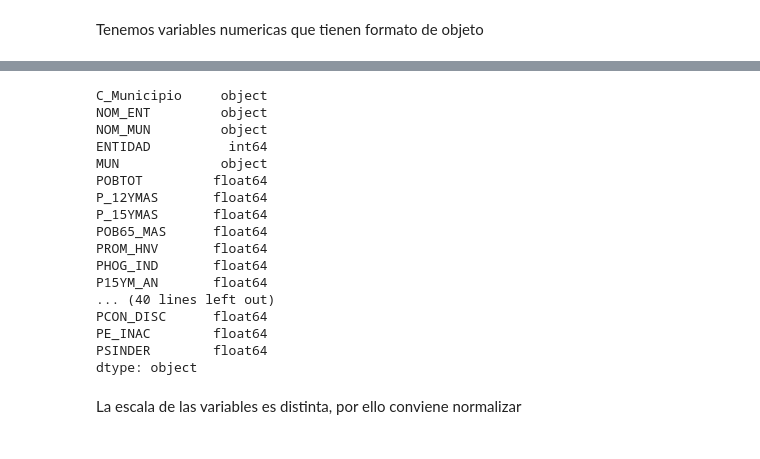
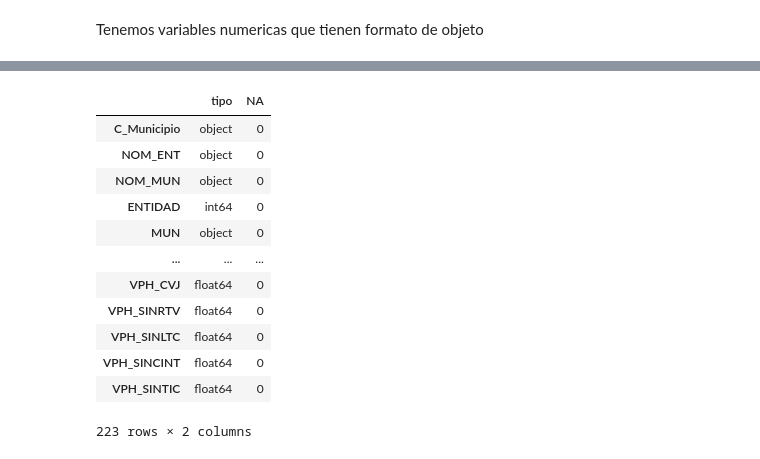
Before and after one commit to DavidGMtz/Analisis_elecciones_presidenciales_2018-, a Jupyter notebook: Base_censo.ipynb, the cells around one changed output, grey strips where cells are left out. Saved outputs shown, nothing was run; the diff lists cells and outputs as text; code cells hidden in the pictures.

```diff
--- a/Base_censo.ipynb
+++ b/Base_censo.ipynb
@@ -5,7 +5,7 @@ import pandas as pd
 import numpy as np
 pd.set_option('display.max_columns', None)
 # %%
-Censo = pd.read_csv(r"Bases_Censo/conjunto_de_datos_iter_00CSV20.csv", encoding="UTF-8")
+Censo = pd.read_csv(r"Bases_Censo/Censo_INE2020.gz", compression="gzip", encoding="utf-8")
 Censo.head()
 # %% [output]
 |  | ENTIDAD | NOM_ENT | MUN | NOM_MUN | LOC | NOM_LOC | LONGITUD | LATITUD | ALTITUD | POBTOT | POBFEM | ... |
@@ -123,22 +180,17 @@ Censo2.head()
 # %%
-Censo2.dtypes
+resumen = pd.DataFrame({"tipo" : Censo2.dtypes , "NA" : Censo2.isnull().sum()})
+resumen
 # %% [output]
+|  | tipo | NA |
+| C_Municipio | object | 0 |
+| NOM_ENT | object | 0 |
+| NOM_MUN | object | 0 |
+| ENTIDAD | int64 | 0 |
+| MUN | object | 0 |
+| ... | ... | ... |
+| VPH_CVJ | float64 | 0 |
+| VPH_SINRTV | float64 | 0 |
+| VPH_SINLTC | float64 | 0 |
+| VPH_SINCINT | float64 | 0 |
+| VPH_SINTIC | float64 | 0 |
-C_Municipio     object
-NOM_ENT         object
-NOM_MUN         object
-ENTIDAD          int64
-MUN             object
-POBTOT         float64
-P_12YMAS       float64
-P_15YMAS       float64
-POB65_MAS      float64
-PROM_HNV       float64
-PHOG_IND       float64
-P15YM_AN       float64
-... (40 lines left out)
-PCON_DISC      float64
-PE_INAC        float64
-PSINDER        float64
-dtype: object
+223 rows × 2 columns
-# %% [markdown]
-La escala de las variables es distinta, por ello conviene normalizar
```
Also changed, not shown: parts of 7 cells of this notebook, 9 other files.
